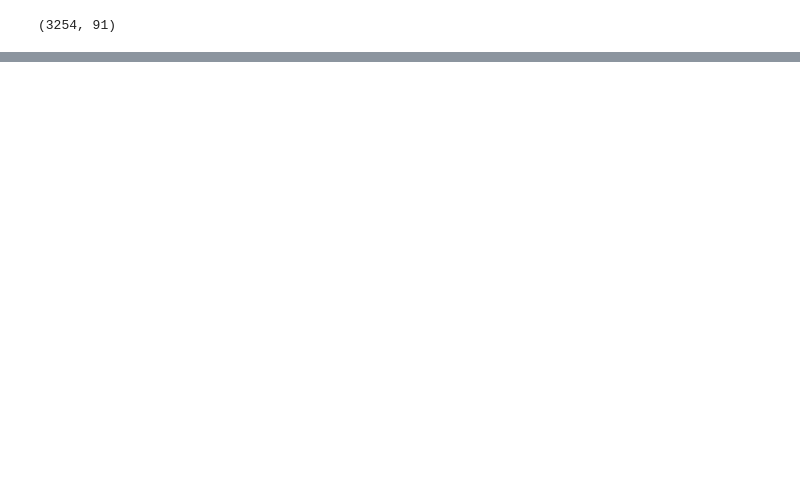
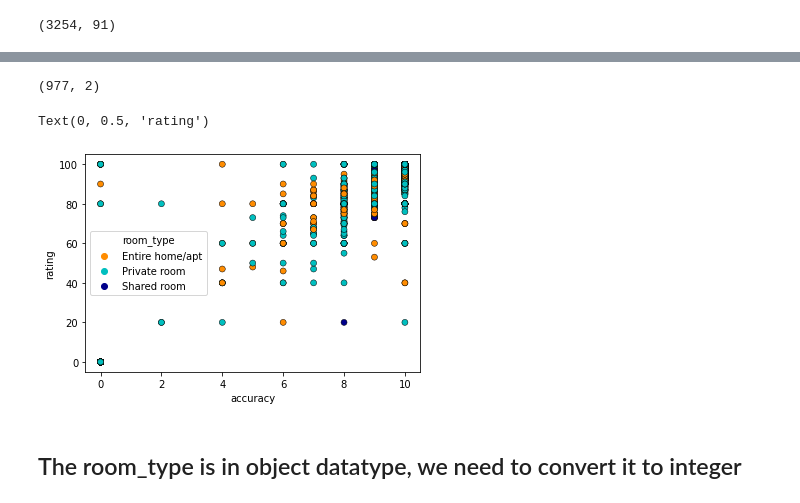
Before and after one commit to Tianyu-Fang/Data-Mining-on-Airbnb-Listings, a Jupyter notebook: Data Cleaning .ipynb, the cells around one changed output, grey strips where cells are left out. Saved outputs shown, nothing was run; the diff lists cells and outputs as text; code cells hidden in the pictures; blank space fills up the shorter version.

Commit message:
review->room_type

```diff
--- a/Data Cleaning .ipynb
+++ b/Data Cleaning .ipynb
@@ -287,0 +304,27 @@ listings_df.shape
+# %%
+x1 = listings_df['review_scores_accuracy']
+x2 = listings_df['review_scores_rating']
+X = listings_df[['review_scores_accuracy','review_scores_rating']]
+y = listings_df['room_type']
+X_train, X_test, y_train, y_test = train_test_split(X, y, test_size=0.3) # 70% training and 30% test
+# %%
+X_test.shape
+# %% [output]
+(977, 2)
+# %%
+# Create color maps for Visualization
+cmap_light = ListedColormap(['orange', 'cyan', 'cornflowerblue'])
+cmap_bold = ['darkorange', 'c', 'darkblue']
+
+# Plot the training points
+sns.scatterplot(x=x1, y=x2, hue=y,
+                palette=cmap_bold, alpha=1.0, edgecolor="black")
+
+
+plt.xlabel('accuracy')
+plt.ylabel('rating')
+# %% [output]
+Text(0, 0.5, 'rating')
+[figure, added]
+# %% [markdown]
+## The room_type is in object datatype, we need to convert it to integer
```
Also changed, not shown: parts of 16 cells of this notebook.
